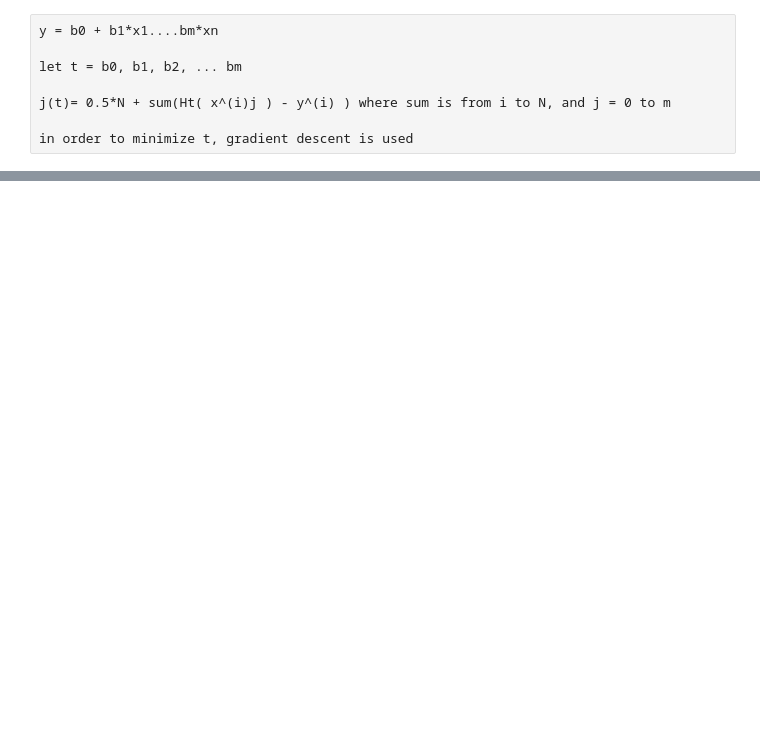
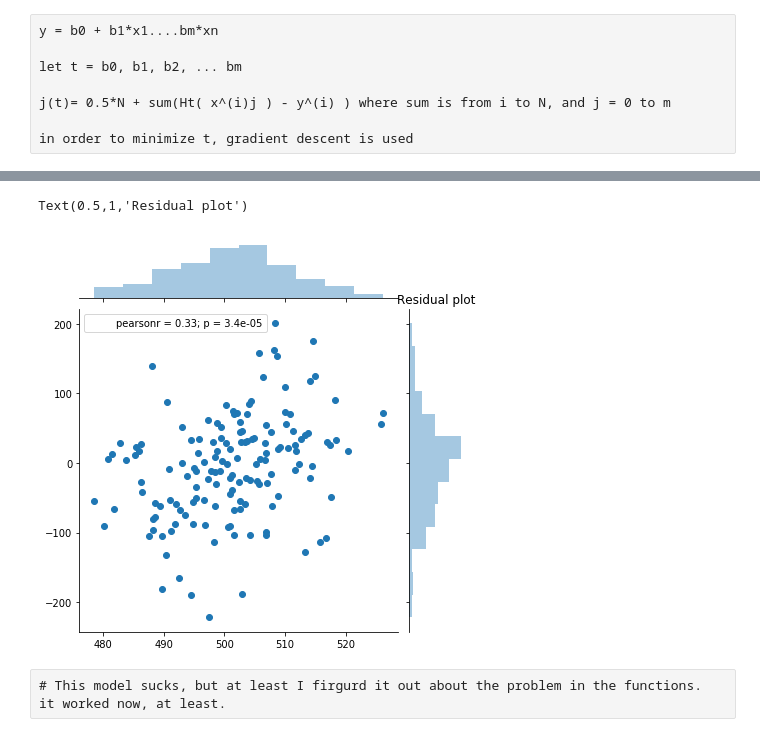
Before and after one commit to michaelzeng25/Gradient-descent-for-multiple-linear-regression, a Jupyter notebook: Gradient descent for multivariable linear regression.ipynb, the cells around one changed output, grey strips where cells are left out. Saved outputs shown, nothing was run; the diff lists cells and outputs as text; code cells hidden in the pictures; blank space fills up the shorter version.

```diff
--- a/Gradient descent for multivariable linear regression.ipynb
+++ b/Gradient descent for multivariable linear regression.ipynb
@@ -119,0 +172,9 @@ TypeError: 'int' object is not subscriptable
+# %%
+sns.jointplot(predicted_values, y_test - predicted_values )
+plt.title('Residual plot')
+# %% [output]
+Text(0.5,1,'Residual plot')
+[figure, added]
+# %% [raw]
+# This model sucks, but at least I firgurd it out about the problem in the functions.
+it worked now, at least.
```
Also changed, not shown: parts of 15 cells of this notebook.
